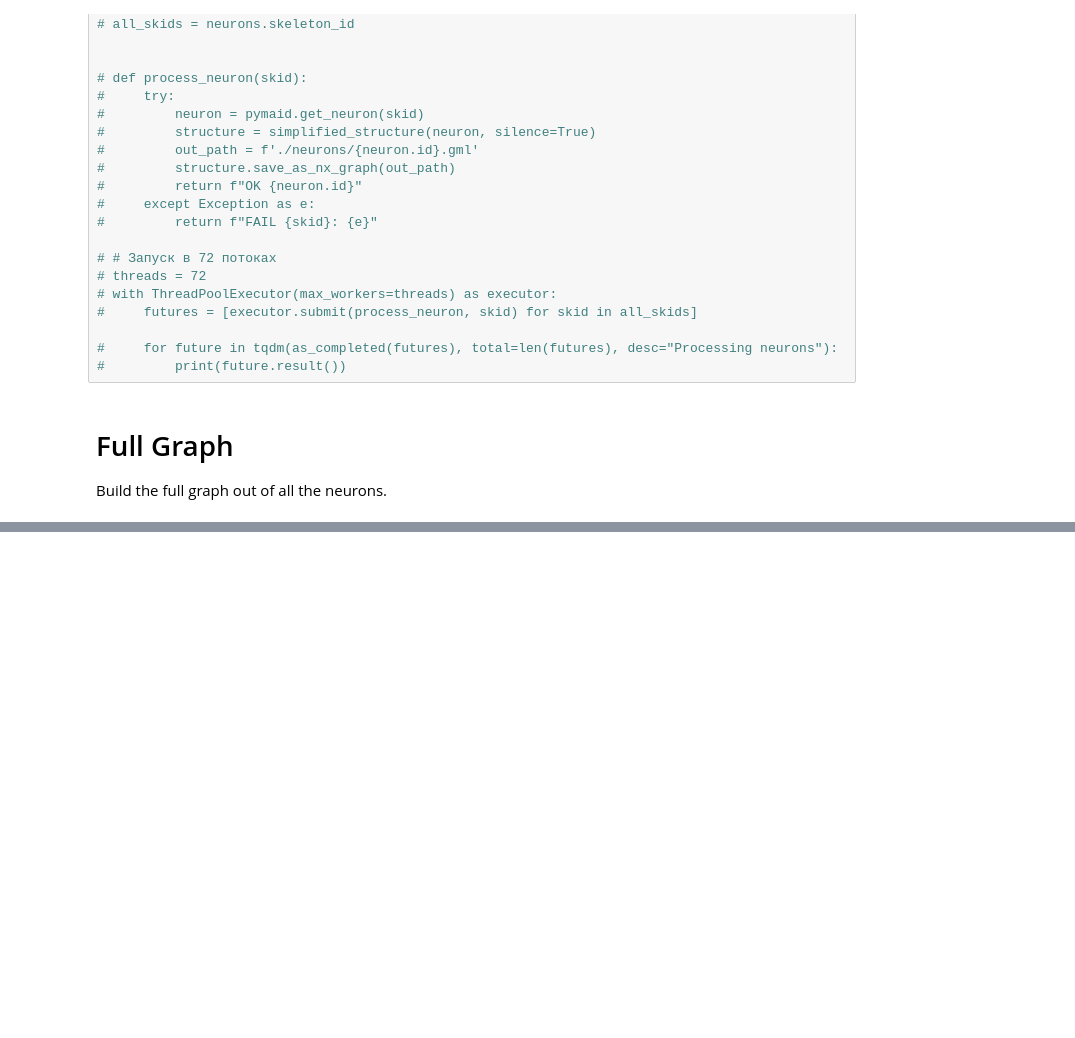
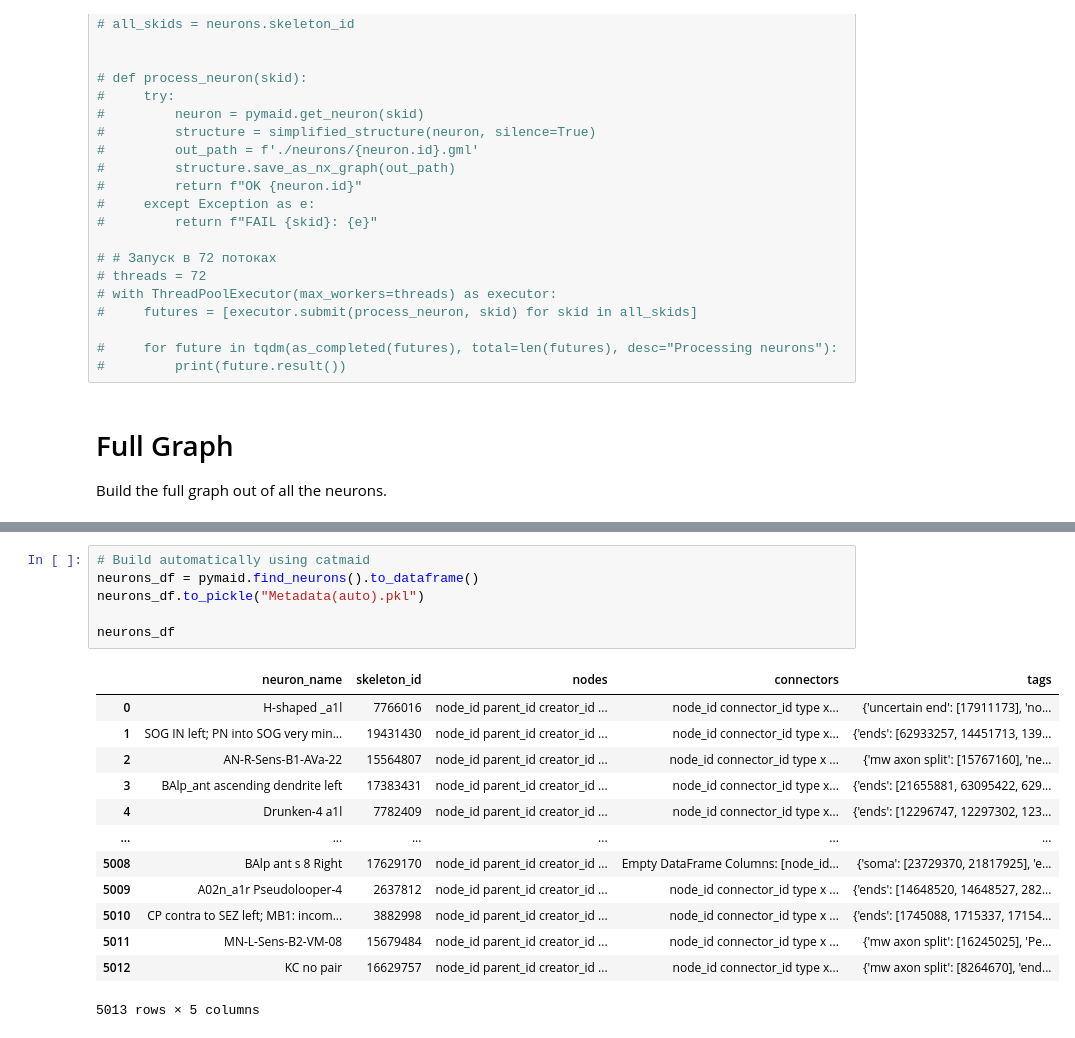
Before and after one commit to Leon-Parepko/Drosophila-Larvae-Simulation, a Jupyter notebook: Leon/catmaid/Build_Full_Graph.ipynb, the cells around one changed output, grey strips where cells are left out. Saved outputs shown, nothing was run; the diff lists cells and outputs as text; blank space fills up the shorter version.

```diff
--- a/Leon/catmaid/Build_Full_Graph.ipynb
+++ b/Leon/catmaid/Build_Full_Graph.ipynb
@@ -212,0 +328,20 @@ network.save_as_nx_graph('./complete_graph.gml')
+# %%
+# Build automatically using catmaid
+neurons_df = pymaid.find_neurons().to_dataframe()
+neurons_df.to_pickle("Metadata(auto).pkl")
+
+neurons_df
+# %% [output]
+|  | neuron_name | skeleton_id | nodes | connectors | tags |
+| 0 | H-shaped _a1l | 7766016 | node_id parent_id creator_id ... | node_id connector_id type x... | {'uncertain end': [17911173], 'no... |
+| 1 | SOG IN left; PN into SOG very min... | 19431430 | node_id parent_id creator_id ... | node_id connector_id type x... | {'ends': [62933257, 14451713, 139... |
+| 2 | AN-R-Sens-B1-AVa-22 | 15564807 | node_id parent_id creator_id ... | node_id connector_id type x ... | {'mw axon split': [15767160], 'ne... |
+| 3 | BAlp_ant ascending dendrite left | 17383431 | node_id parent_id creator_id ... | node_id connector_id type x... | {'ends': [21655881, 63095422, 629... |
+| 4 | Drunken-4 a1l | 7782409 | node_id parent_id creator_id ... | node_id connector_id type x... | {'ends': [12296747, 12297302, 123... |
+| ... | ... | ... | ... | ... | ... |
+| 5008 | BAlp ant s 8 Right | 17629170 | node_id parent_id creator_id ... | Empty DataFrame Columns: [node_id... | {'soma': [23729370, 21817925], 'e... |
+| 5009 | A02n_a1r Pseudolooper-4 | 2637812 | node_id parent_id creator_id ... | node_id connector_id type x ... | {'ends': [14648520, 14648527, 282... |
+| 5010 | CP contra to SEZ left; MB1: incom... | 3882998 | node_id parent_id creator_id ... | node_id connector_id type x ... | {'ends': [1745088, 1715337, 17154... |
+| 5011 | MN-L-Sens-B2-VM-08 | 15679484 | node_id parent_id creator_id ... | node_id connector_id type x ... | {'mw axon split': [16245025], 'Pe... |
+| 5012 | KC no pair | 16629757 | node_id parent_id creator_id ... | node_id connector_id type x... | {'mw axon split': [8264670], 'end... |
+5013 rows × 5 columns
```
Also changed, not shown: parts of 8 cells of this notebook, 2 other files.
